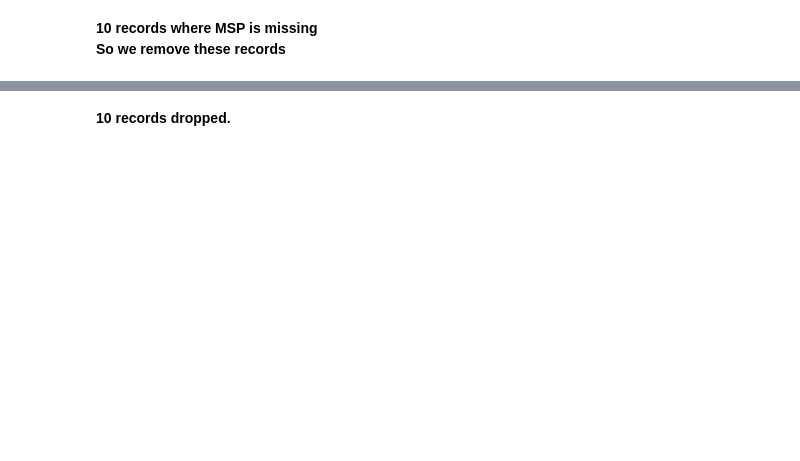
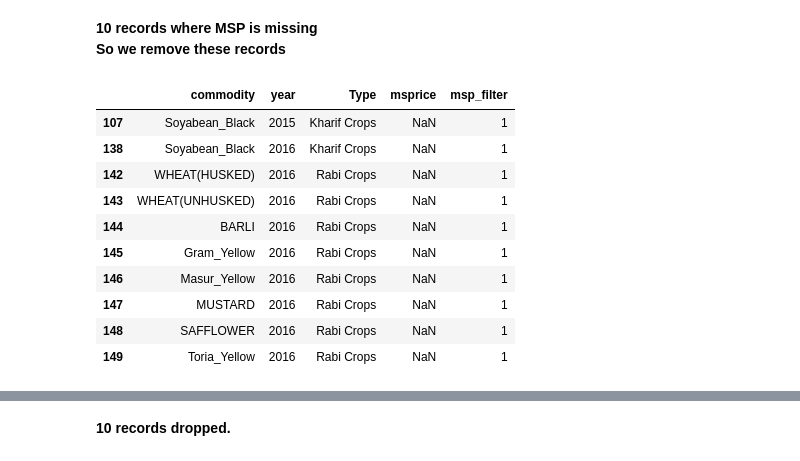
Before and after one commit to himol7/SocialCops, a Jupyter notebook: main.ipynb, the cells around one changed output, grey strips where cells are left out. Cells and saved outputs as stored; diff of their text form; code cells hidden in the pictures; blank space fills up the shorter version.

```diff
--- a/main.ipynb
+++ b/main.ipynb
@@ -100,7 +190,19 @@ file.isnull().sum()
 **10 records where MSP is missing** <br/>
 **So we remove these records**
 # %%
-file[file["ms_price"].isnull()]
+file[file["msprice"].isnull()]
+# %% [output]
+|  | commodity | year | Type | msprice | msp_filter |
+| 107 | Soyabean_Black | 2015 | Kharif Crops | NaN | 1 |
+| 138 | Soyabean_Black | 2016 | Kharif Crops | NaN | 1 |
+| 142 | WHEAT(HUSKED) | 2016 | Rabi Crops | NaN | 1 |
+| 143 | WHEAT(UNHUSKED) | 2016 | Rabi Crops | NaN | 1 |
+| 144 | BARLI | 2016 | Rabi Crops | NaN | 1 |
+| 145 | Gram_Yellow | 2016 | Rabi Crops | NaN | 1 |
+| 146 | Masur_Yellow | 2016 | Rabi Crops | NaN | 1 |
+| 147 | MUSTARD | 2016 | Rabi Crops | NaN | 1 |
+| 148 | SAFFLOWER | 2016 | Rabi Crops | NaN | 1 |
+| 149 | Toria_Yellow | 2016 | Rabi Crops | NaN | 1 |
 # %%
 file.dropna(inplace = True)
 # %%
```
Also changed, not shown: parts of 27 cells of this notebook.
